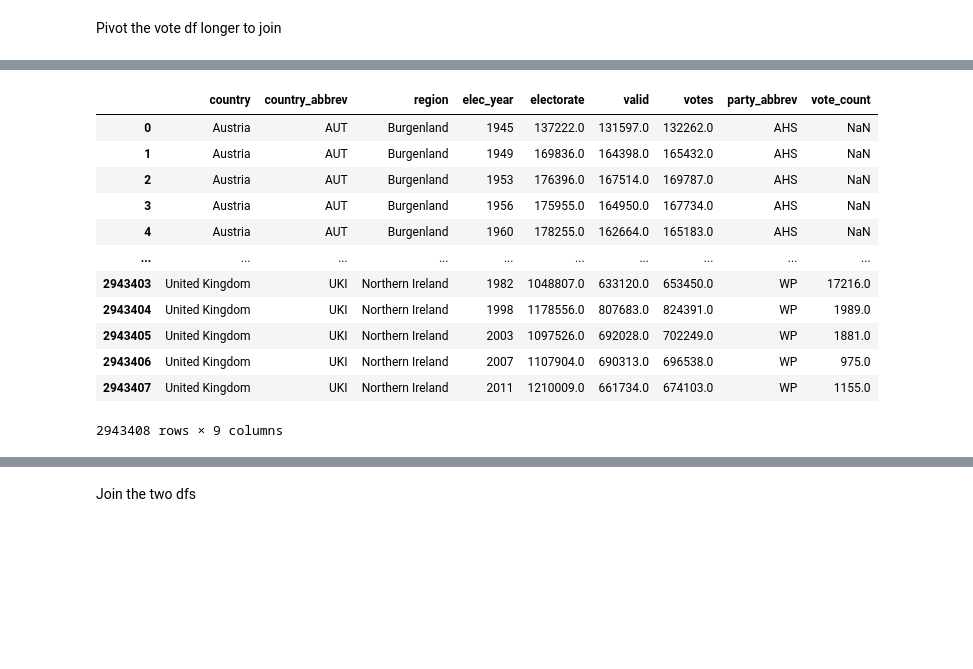
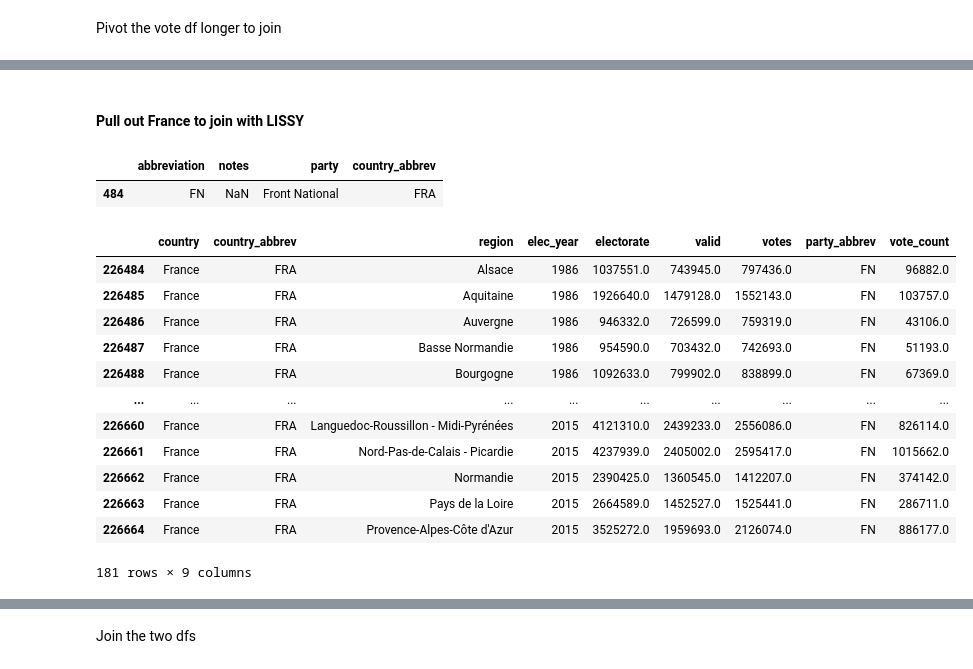
Before and after one commit to SamTGoodson/subnational_inequality, a Jupyter notebook: notebooks/data_processing/regional_files.ipynb, the cells around one changed output, grey strips where cells are left out. Cells and saved outputs as stored; diff of their text form; code cells hidden in the pictures; blank space fills up the shorter version.

```diff
--- a/notebooks/data_processing/regional_files.ipynb
+++ b/notebooks/data_processing/regional_files.ipynb
@@ -125,18 +115,2 @@ del party_info
 # %%
 melted_df = melted_df.rename(columns = {'party':'party_abbrev'})
-# %%
-melted_df
-# %% [output]
-|  | country | country_abbrev | region | elec_year | electorate | valid | votes | party_abbrev | vote_count |
-| 0 | Austria | AUT | Burgenland | 1945 | 137222.0 | 131597.0 | 132262.0 | AHS | NaN |
-| 1 | Austria | AUT | Burgenland | 1949 | 169836.0 | 164398.0 | 165432.0 | AHS | NaN |
-| 2 | Austria | AUT | Burgenland | 1953 | 176396.0 | 167514.0 | 169787.0 | AHS | NaN |
-| 3 | Austria | AUT | Burgenland | 1956 | 175955.0 | 164950.0 | 167734.0 | AHS | NaN |
-| 4 | Austria | AUT | Burgenland | 1960 | 178255.0 | 162664.0 | 165183.0 | AHS | NaN |
-| ... | ... | ... | ... | ... | ... | ... | ... | ... | ... |
-| 2943403 | United Kingdom | UKI | Northern Ireland | 1982 | 1048807.0 | 633120.0 | 653450.0 | WP | 17216.0 |
-| 2943404 | United Kingdom | UKI | Northern Ireland | 1998 | 1178556.0 | 807683.0 | 824391.0 | WP | 1989.0 |
-| 2943405 | United Kingdom | UKI | Northern Ireland | 2003 | 1097526.0 | 692028.0 | 702249.0 | WP | 1881.0 |
-| 2943406 | United Kingdom | UKI | Northern Ireland | 2007 | 1107904.0 | 690313.0 | 696538.0 | WP | 975.0 |
-| 2943407 | United Kingdom | UKI | Northern Ireland | 2011 | 1210009.0 | 661734.0 | 674103.0 | WP | 1155.0 |
-2943408 rows × 9 columns
@@ -144,0 +117,2 @@ del melted_df
+# %% [markdown]
+#### Pull out France to join with LISSY
@@ -144,0 +123,21 @@ del melted_df
+# %%
+party_info_france[party_info_france['abbreviation'] == 'FN']
+# %% [output]
+|  | abbreviation | notes | party | country_abbrev |
+| 484 | FN | NaN | Front National | FRA |
+# %%
+melted_france[melted_france['party_abbrev'] == 'FN']
+# %% [output]
+|  | country | country_abbrev | region | elec_year | electorate | valid | votes | party_abbrev | vote_count |
+| 226484 | France | FRA | Alsace | 1986 | 1037551.0 | 743945.0 | 797436.0 | FN | 96882.0 |
+| 226485 | France | FRA | Aquitaine | 1986 | 1926640.0 | 1479128.0 | 1552143.0 | FN | 103757.0 |
+| 226486 | France | FRA | Auvergne | 1986 | 946332.0 | 726599.0 | 759319.0 | FN | 43106.0 |
+| 226487 | France | FRA | Basse Normandie | 1986 | 954590.0 | 703432.0 | 742693.0 | FN | 51193.0 |
+| 226488 | France | FRA | Bourgogne | 1986 | 1092633.0 | 799902.0 | 838899.0 | FN | 67369.0 |
+| ... | ... | ... | ... | ... | ... | ... | ... | ... | ... |
+| 226660 | France | FRA | Languedoc-Roussillon - Midi-Pyrénées | 2015 | 4121310.0 | 2439233.0 | 2556086.0 | FN | 826114.0 |
+| 226661 | France | FRA | Nord-Pas-de-Calais - Picardie | 2015 | 4237939.0 | 2405002.0 | 2595417.0 | FN | 1015662.0 |
+| 226662 | France | FRA | Normandie | 2015 | 2390425.0 | 1360545.0 | 1412207.0 | FN | 374142.0 |
+| 226663 | France | FRA | Pays de la Loire | 2015 | 2664589.0 | 1452527.0 | 1525441.0 | FN | 286711.0 |
+| 226664 | France | FRA | Provence-Alpes-Côte d'Azur | 2015 | 3525272.0 | 1959693.0 | 2126074.0 | FN | 886177.0 |
+181 rows × 9 columns
```
Also changed, not shown: parts of 10 cells of this notebook, 5 other files.
